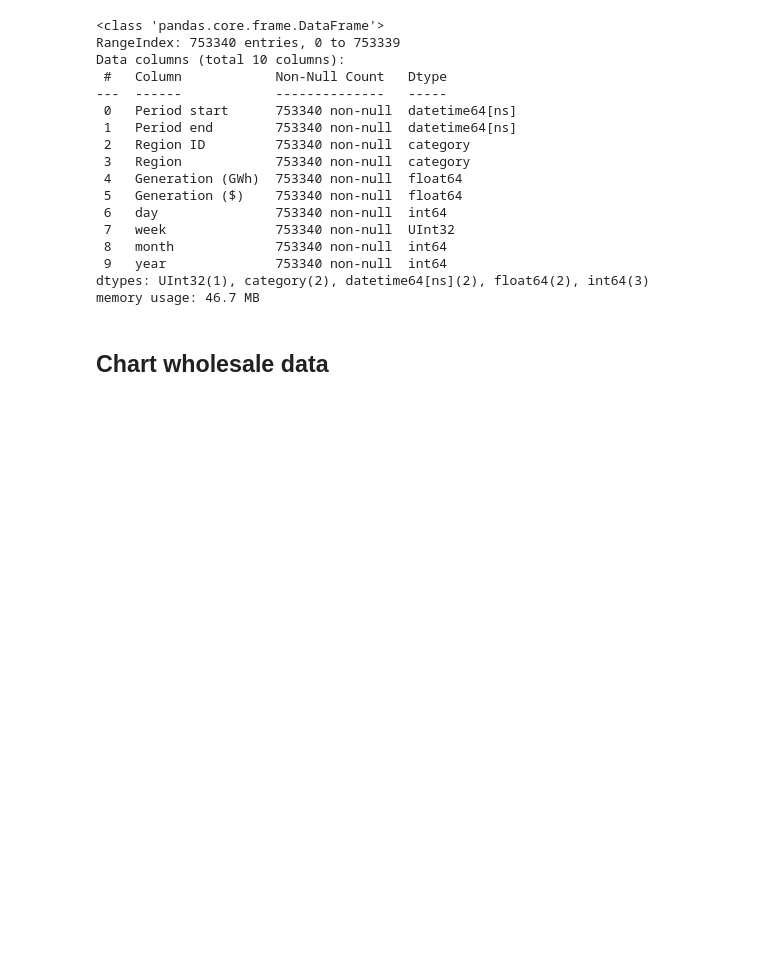
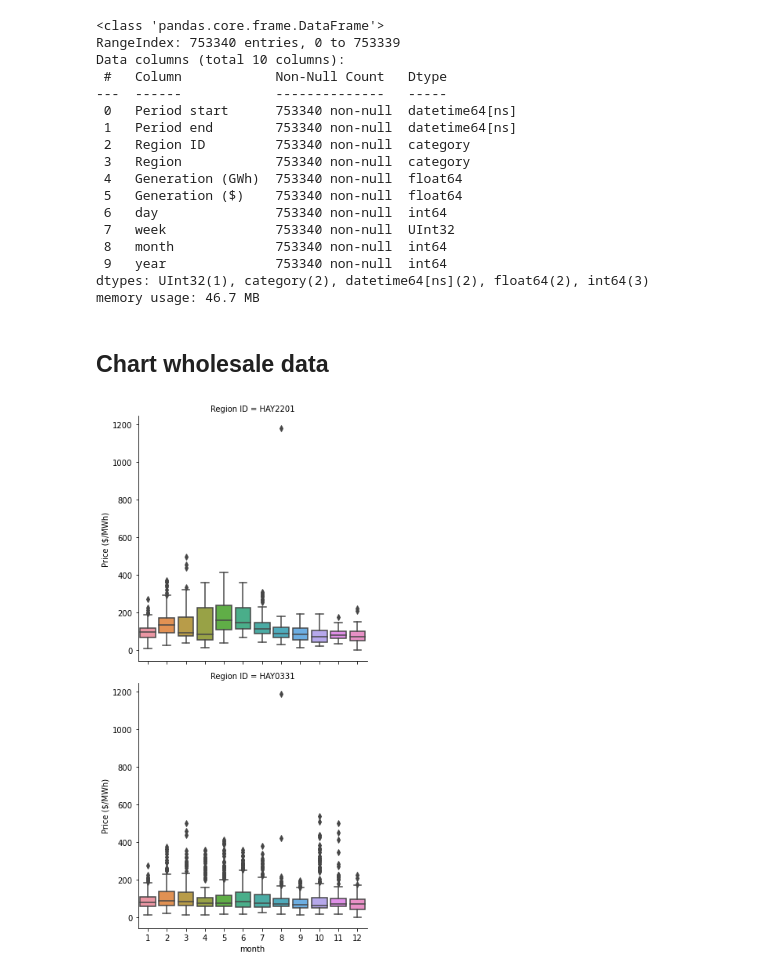
Before and after one commit to steve-dev90/seaborn_examples, a Jupyter notebook: seaborn.ipynb, the cells around one changed output. Drawn from its saved outputs; the diff is of its cells as text; code cells hidden in the pictures; blank space fills up the shorter version.

```diff
--- a/seaborn.ipynb
+++ b/seaborn.ipynb
@@ -100,4 +119,19 @@ dtypes: UInt32(1), category(2), datetime64[ns](2), float64(2), int64(3)
 memory usage: 46.7 MB
 # %% [markdown]
 ## Chart wholesale data
+# %%
+Regions = ['HAY2201', 'HAY0331']
+
+prices['Region ID'].isin(Regions)
+data = prices.loc[prices['Region ID'].isin(Regions), :]
+# Need to change Region ID back to a sting to prevnt all categories
+# being charted
+data = data.astype({'Region ID': 'string'})
+
+sns.catplot(x = 'month', y = 'Price ($/MWh)', \
+  kind = 'box', data = data, row ='Region ID')
+
+plt.show()
+# %% [output]
+[figure, added]
 # %%
```
Also changed, not shown: parts of 5 cells of this notebook, 2 other files.
